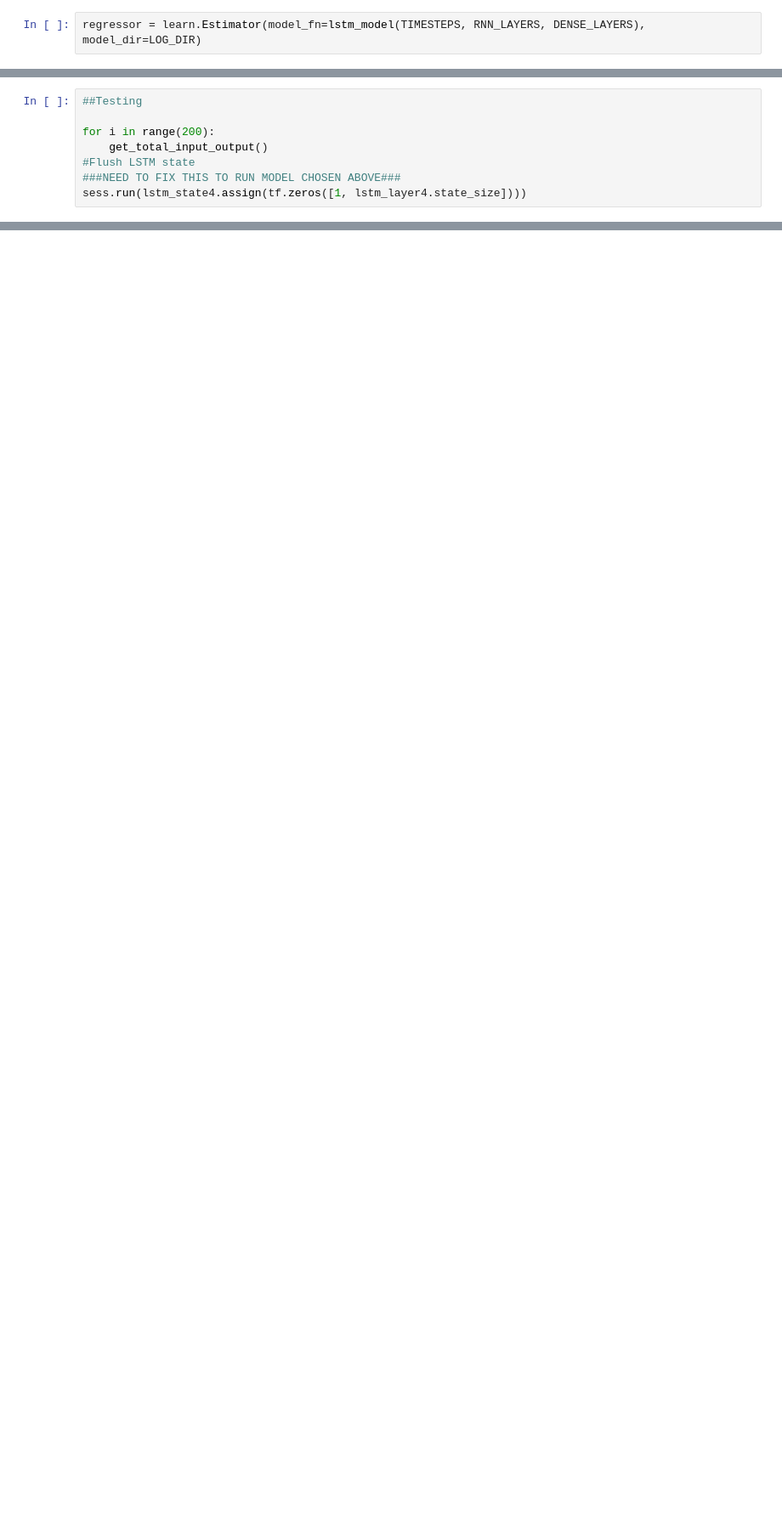
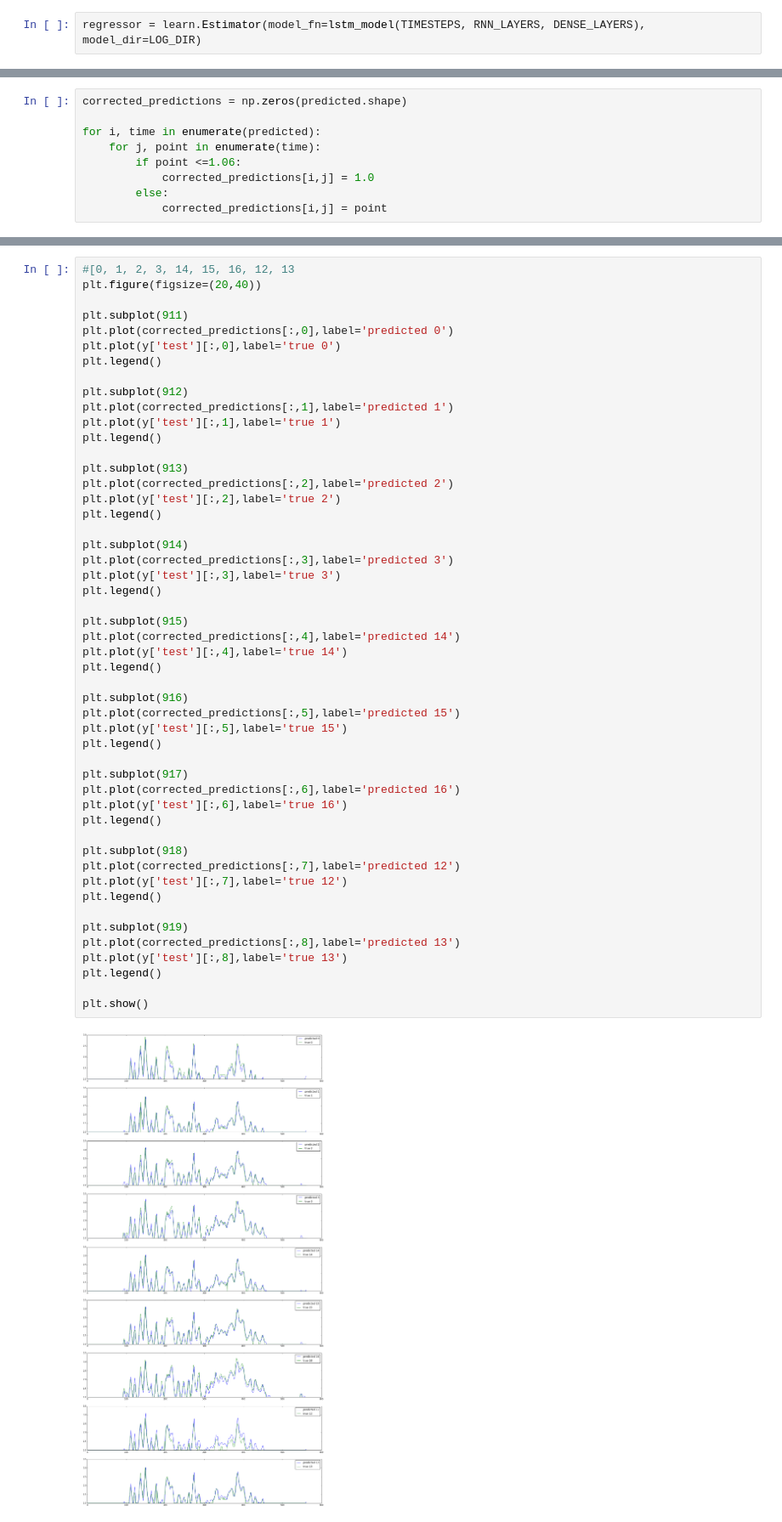
Before and after one commit to matthewswogger/Surge-Forecast-with-RNN, a Jupyter notebook: run_model.ipynb, the cells around one changed output, grey strips where cells are left out. Shown at 85% size. Drawn from its saved outputs; the diff is of its cells as text; blank space fills up the shorter version.

```diff
--- a/run_model.ipynb
+++ b/run_model.ipynb
@@ -306,8 +140,0 @@ plt.show()
-# %%
-##Testing
-
-for i in range(200):
-    get_total_input_output()
-#Flush LSTM state
-###NEED TO FIX THIS TO RUN MODEL CHOSEN ABOVE###
-sess.run(lstm_state4.assign(tf.zeros([1, lstm_layer4.state_size])))
@@ -347,0 +175,9 @@ plt.show()
+# %%
+corrected_predictions = np.zeros(predicted.shape)
+
+for i, time in enumerate(predicted):
+    for j, point in enumerate(time):
+        if point <=1.06:
+            corrected_predictions[i,j] = 1.0
+        else:
+            corrected_predictions[i,j] = point
@@ -347,0 +190,52 @@ plt.show()
+# %%
+#[0, 1, 2, 3, 14, 15, 16, 12, 13
+plt.figure(figsize=(20,40))
+
+plt.subplot(911)
+plt.plot(corrected_predictions[:,0],label='predicted 0')
+plt.plot(y['test'][:,0],label='true 0')
+plt.legend()
+
+plt.subplot(912)
+plt.plot(corrected_predictions[:,1],label='predicted 1')
+plt.plot(y['test'][:,1],label='true 1')
+plt.legend()
+
+plt.subplot(913)
+plt.plot(corrected_predictions[:,2],label='predicted 2')
+plt.plot(y['test'][:,2],label='true 2')
+plt.legend()
+
+plt.subplot(914)
+plt.plot(corrected_predictions[:,3],label='predicted 3')
+plt.plot(y['test'][:,3],label='true 3')
+plt.legend()
+
+plt.subplot(915)
+plt.plot(corrected_predictions[:,4],label='predicted 14')
+plt.plot(y['test'][:,4],label='true 14')
+plt.legend()
+
+plt.subplot(916)
+plt.plot(corrected_predictions[:,5],label='predicted 15')
+plt.plot(y['test'][:,5],label='true 15')
+plt.legend()
+
+plt.subplot(917)
+plt.plot(corrected_predictions[:,6],label='predicted 16')
+plt.plot(y['test'][:,6],label='true 16')
+plt.legend()
+
+plt.subplot(918)
+plt.plot(corrected_predictions[:,7],label='predicted 12')
+plt.plot(y['test'][:,7],label='true 12')
+plt.legend()
+
+plt.subplot(919)
+plt.plot(corrected_predictions[:,8],label='predicted 13')
+plt.plot(y['test'][:,8],label='true 13')
+plt.legend()
+
+plt.show()
+# %% [output]
+[figure, added]
```
Also changed, not shown: parts of 31 cells of this notebook, 18 other files.
